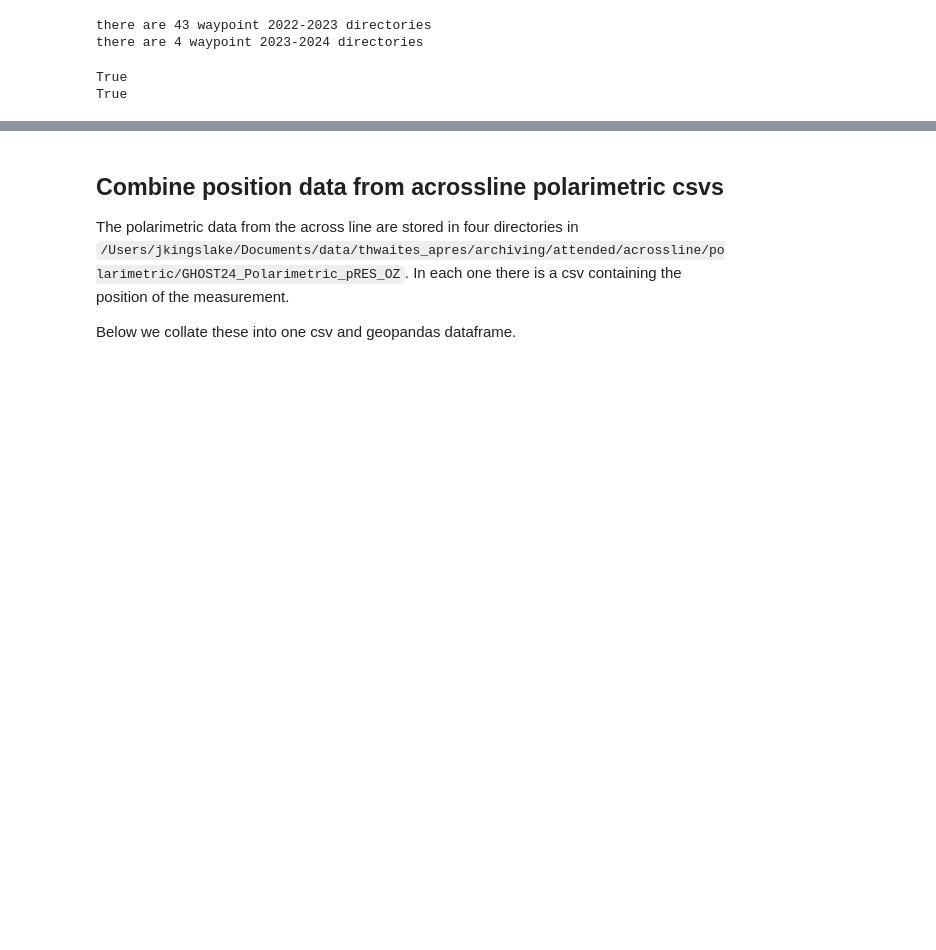
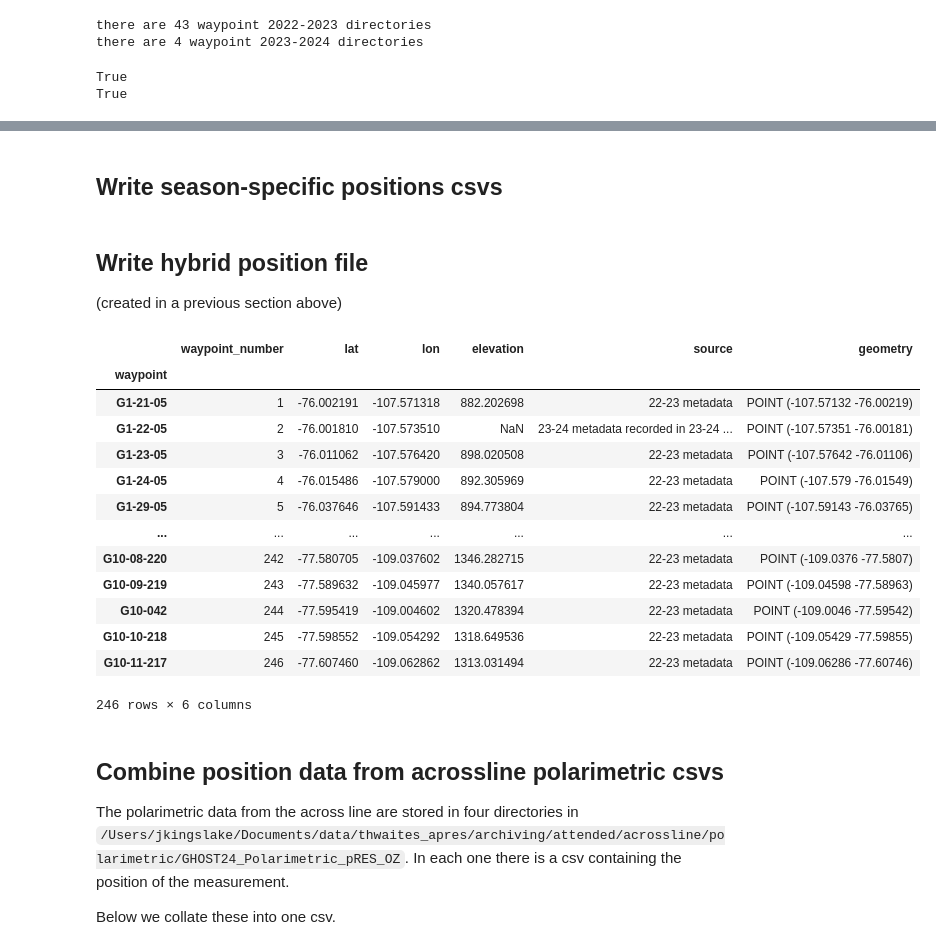
Before and after one commit to GHOST-thwaites/GHOST_ApRES_archiving, a Jupyter notebook: notebooks/attended/metadata_preparation.ipynb, the cells around one changed output, grey strips where cells are left out. Drawn from its saved outputs; the diff is of its cells as text; code cells hidden in the pictures; blank space fills up the shorter version.

Commit message:
add working NBs to create attended NCs

```diff
--- a/notebooks/attended/metadata_preparation.ipynb
+++ b/notebooks/attended/metadata_preparation.ipynb
@@ -222,5 +220,0 @@ no entry for G9-22-227 in 2023-2024 metadata
-# %%
-geom =gpd.points_from_xy(x=out['longitude (EPSG:4326 - WGS 84) combined'], y=out['latitude (EPSG:4326 - WGS 84) combined'])
-out = gpd.GeoDataFrame(out, geometry = geom)
-out = out.set_crs('EPSG:4326')
-#out.to_crs(3031, inplace=True) # convert to Antarctic Polar Stereographic projection
@@ -257,5 +237,20 @@ out_23_24.columns = ['lon',
                      'lat',
                      'elevation']
 
-out_22_23.loc['G8-07-262',:]
+# remove duplicates
+out_22_23 = out_22_23.loc[~out_22_23.index.duplicated(keep="first"),:]
+out_23_24 = out_23_24.loc[~out_23_24.index.duplicated(keep="first"),:]
+
+# remove 'G3-12-05-2', 'G3-20-05-2' from 23-24 because they were visited twice and that is too complex to include int eh netcdf .
+out_23_24 = out_23_24.drop(index=['G3-12-05-2', 'G3-20-05-2'])
+
+# add a unique number for each waypoint (based on the first year because that has more waypoints).
+out_22_23.insert(0, 'waypoint_number', range(1, 1 + len(out_22_23)))
+out_23_24.insert(0, 'waypoint_number', out_22_23.loc[out_23_24.index,'waypoint_number'])
+
+# sort by the waypopint number
+out_22_23 = out_22_23.sort_values('waypoint_number')
+out_23_24 = out_23_24.sort_values('waypoint_number')
+
+out_23_24#.loc['G8-07-262',:]
 # %% [output]
@@ -266 +271,3 @@ Name: G8-07-262, dtype: float64
+# %% [markdown]
+## Write season-specific positions csvs
 # %%
@@ -280,10 +289,51 @@ out_23_24 = out_23_24.loc[~out_23_24.index.duplicated(keep="first"),:]
 out_23_24.to_csv(archived_data_path + '/attended/centerline/single/2023-2024/positions.csv')
 out_23_24.to_csv(archived_data_path + '/attended/centerline/polarimetric/2023-2024/positions.csv')
+# %% [markdown]
+## Write hybrid position file
+(created in a previous section above)
+# %%
+hybrid = md_22_23.loc[:, ['latitude (EPSG:4326 - WGS 84) combined',
+                      'longitude (EPSG:4326 - WGS 84) combined',
+                      'elevation (EPSG:4326 - WGS 84) combined',
+                      'combined location source']]
+hybrid.index.name = 'waypoint'
+geom =gpd.points_from_xy(x=hybrid['longitude (EPSG:4326 - WGS 84) combined'], y=hybrid['latitude (EPSG:4326 - WGS 84) combined'])
+hybrid = gpd.GeoDataFrame(hybrid, geometry = geom)
+hybrid = hybrid.set_crs('EPSG:4326')
+hybrid = hybrid.loc[~out.index.duplicated(keep="first"),:]
+
+# rename columns to long, lat, elev
+hybrid.rename(columns={'latitude (EPSG:4326 - WGS 84) combined': 'lat',
+                             'longitude (EPSG:4326 - WGS 84) combined': 'lon',
+                             'elevation (EPSG:4326 - WGS 84) combined': 'elevation',
+                             'combined location source': 'source'}, inplace=True)
+
+# add a unique number for each waypoint (based on the first year because that has more waypoints).
+hybrid.insert(0, 'waypoint_number', out_22_23.loc[hybrid.index,'waypoint_number'])
+
+#out.to_file(archived_data_path + '/attended/centerline/positions_hybrid.shp', driver='ESRI Shapefile')
+hybrid.to_csv(archived_data_path + '/attended/centerline/positions_hybrid.csv')
+hybrid
+# %% [output]
+|  | waypoint_number | lat | lon | elevation | source | geometry |
+| waypoint |  |  |  |  |  |  |
+| G1-21-05 | 1 | -76.002191 | -107.571318 | 882.202698 | 22-23 metadata | POINT (-107.57132 -76.00219) |
+| G1-22-05 | 2 | -76.001810 | -107.573510 | NaN | 23-24 metadata recorded in 23-24 ... | POINT (-107.57351 -76.00181) |
+| G1-23-05 | 3 | -76.011062 | -107.576420 | 898.020508 | 22-23 metadata | POINT (-107.57642 -76.01106) |
+| G1-24-05 | 4 | -76.015486 | -107.579000 | 892.305969 | 22-23 metadata | POINT (-107.579 -76.01549) |
+| G1-29-05 | 5 | -76.037646 | -107.591433 | 894.773804 | 22-23 metadata | POINT (-107.59143 -76.03765) |
+| ... | ... | ... | ... | ... | ... | ... |
+| G10-08-220 | 242 | -77.580705 | -109.037602 | 1346.282715 | 22-23 metadata | POINT (-109.0376 -77.5807) |
+| G10-09-219 | 243 | -77.589632 | -109.045977 | 1340.057617 | 22-23 metadata | POINT (-109.04598 -77.58963) |
+| G10-042 | 244 | -77.595419 | -109.004602 | 1320.478394 | 22-23 metadata | POINT (-109.0046 -77.59542) |
+| G10-10-218 | 245 | -77.598552 | -109.054292 | 1318.649536 | 22-23 metadata | POINT (-109.05429 -77.59855) |
+| G10-11-217 | 246 | -77.607460 | -109.062862 | 1313.031494 | 22-23 metadata | POINT (-109.06286 -77.60746) |
+246 rows × 6 columns
 # %% [markdown]
 ## Combine position data from acrossline polarimetric csvs
 The polarimetric data from the across line are stored in four directories in `/Users/jkingslake/Documents/data/thwaites_apres/archiving/attended/acrossline/polarimetric/GHOST24_Polarimetric_pRES_OZ`. In each one there is a csv containing the position of the measurement.
 
-Below we collate these into one csv and geopandas dataframe.
+Below we collate these into one csv.
 # %%
 # use glob to find csvs in that dir
 acrossline_polarimetric_csvs = glob.glob(archived_data_path + '/attended/acrossline/polarimetric//PpRES_*/*.csv')
```
Also changed, not shown: parts of 21 cells of this notebook, 3 other files.
